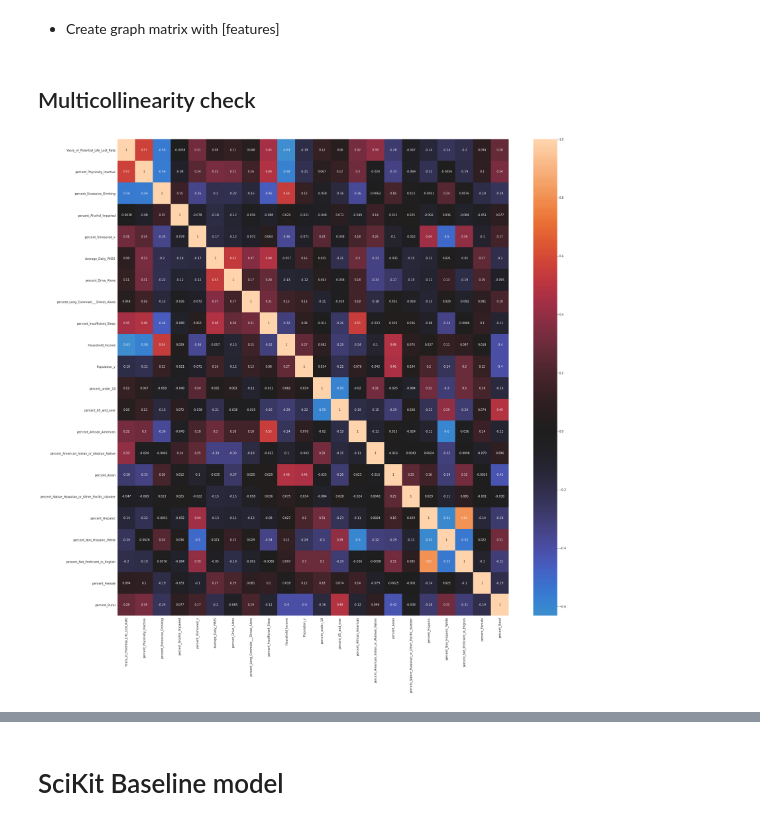
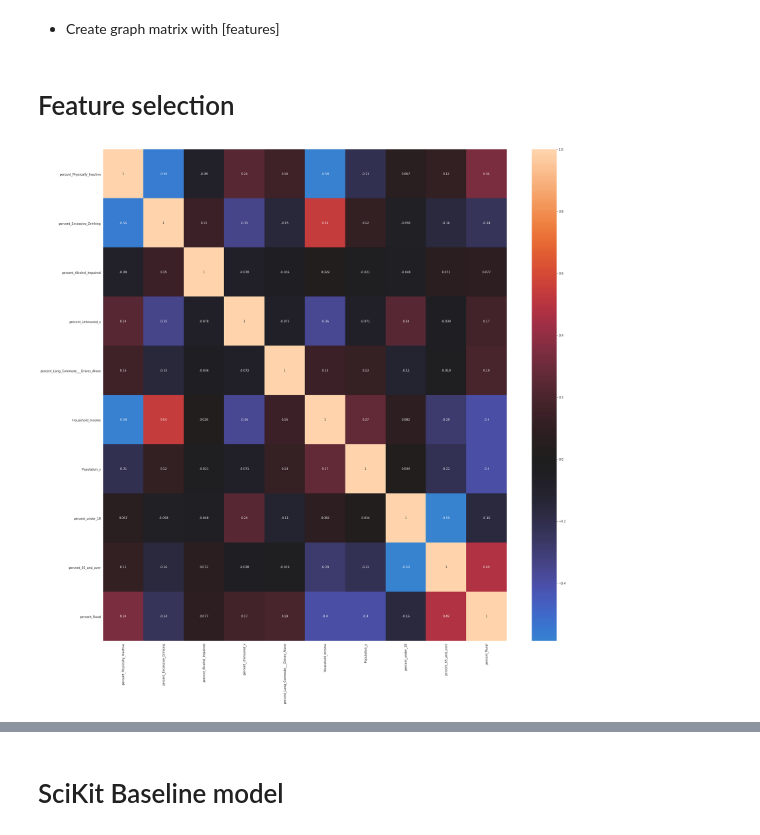
Before and after one commit to aghilissen/Mod_4_Project, a Jupyter notebook: AG.ipynb, the cells around one changed output, grey strips where cells are left out. Drawn from its saved outputs; the diff is of its cells as text; code cells hidden in the pictures.

```diff
--- a/AG.ipynb
+++ b/AG.ipynb
@@ -43,37 +43,52 @@ sns.jointplot('MV_Mortality_Rate','percent_Excessive_Drinking', data=df, kind='r
 [figure]
 # %% [markdown]
 - Create graph matrix with [features]
-# %% [markdown]
-## Multicollinearity check
+# %% [markdown]
+# Feature selection
 # %%
+# Original feature list, narrowed down based on vif
+# features = ['MV_Mortality_Rate',
+#             'Years_of_Potential_Life_Lost_Rate',
+#             'percent_Physically_Inactive',
+#             'percent_Excessive_Drinking',
+#             'percent_Alcohol_Impaired',
+#             'percent_Uninsured_x',
+#             'Average_Daily_PM25',
+#             'percent_Drive_Alone',
+#             'percent_Long_Commute___Drives_Alone',
+#             'percent_Insufficient_Sleep',
+#             'Household_Income',
+#             'Population_y',
+#             'percent_under_18',
+#             'percent_65_and_over',
+#             'percent_African_American',
+#             'percent_American_Indian_or_Alaskan_Native',
+#             'percent_Asian',
+#             'percent_Native_Hawaiian_or_Other_Pacific_Islander',
+#             'percent_Hispanic',
+#             'percent_Non_Hispanic_White',
+#             'percent_Not_Proficient_in_English',
+#             'percent_Female',
+#             'percent_Rural'
+#         ]
+
+
 features = ['MV_Mortality_Rate',
-            'Years_of_Potential_Life_Lost_Rate',
             'percent_Physically_Inactive',
             'percent_Excessive_Drinking',
             'percent_Alcohol_Impaired',
             'percent_Uninsured_x',
-            'Average_Daily_PM25',
-            'percent_Drive_Alone',
             'percent_Long_Commute___Drives_Alone',
-            'percent_Insufficient_Sleep',
             'Household_Income',
             'Population_y',
             'percent_under_18',
             'percent_65_and_over',
-            'percent_African_American',
-            'percent_American_Indian_or_Alaskan_Native',
-            'percent_Asian',
-            'percent_Native_Hawaiian_or_Other_Pacific_Islander',
-            'percent_Hispanic',
-            'percent_Non_Hispanic_White',
-            'percent_Not_Proficient_in_English',
-            'percent_Female',
             'percent_Rural'
         ]
 # MV_Mortality_Rate covers a period of 7 years, by dividing we can get a yearly understanding
 # (there is some variation between years but we haven't got that far)
 target = df['MV_Mortality_Rate']/7
 dfFeatures = df[features].drop(columns='MV_Mortality_Rate')
 sns.heatmap(dfFeatures.corr(), center=0, annot=True);
 # %% [output]
-[figure, old version]
+[figure, new version]
```
Also changed, not shown: parts of 34 cells of this notebook.
